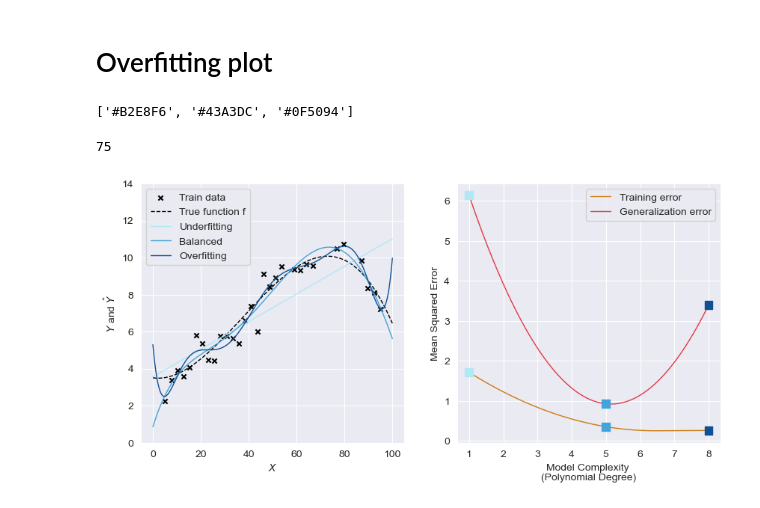
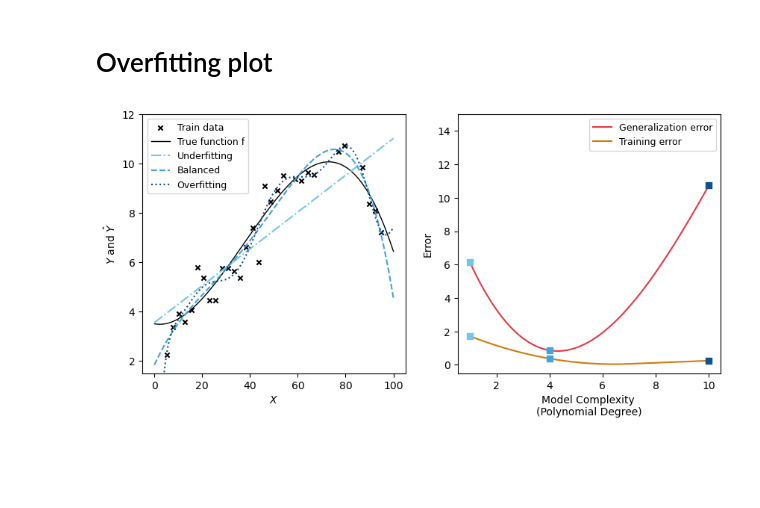
Before and after one commit to f-krause/master-thesis, a Jupyter notebook: experiments/visualisation/overfit_plot.ipynb, the cells around one changed output. Saved outputs shown, nothing was run; the diff lists cells and outputs as text; code cells hidden in the pictures; blank space fills up the shorter version.

Commit message:
update overfit plot

```diff
--- a/experiments/visualisation/overfit_plot.ipynb
+++ b/experiments/visualisation/overfit_plot.ipynb
@@ -4,9 +4,15 @@
 import platform
 import numpy as np
 import matplotlib.pyplot as plt
+# from matplotlib import style
 from scipy.interpolate import make_interp_spline
 
+plt.style.use('default')
+
 from custom_colors import blue_shades
+colors = [blue_shades[i] for i in [1, 2, 4]]
+# prop_cycle = plt.rcParams['axes.prop_cycle']
+# colors = prop_cycle.by_key()['color']
 # %%
 if platform.node() == "INSERT_WORK_LAPTOP_ID":
     OUTPUT_DIR = r"C:\Users\felix.krause\code\uni\master-thesis-text\assets\data_viz"
@@ -23,20 +29,7 @@ num_gen = iter(range(100))
-# %%
-import numpy as np
-import matplotlib.pyplot as plt
-from scipy.interpolate import make_interp_spline
-
-from custom_colors import blue_shades
-colors = [blue_shades[i] for i in [0, 2, 4]]
-# prop_cycle = plt.rcParams['axes.prop_cycle']
-# colors = prop_cycle.by_key()['color']
-# %%
-colors
-# %% [output]
-['#B2E8F6', '#43A3DC', '#0F5094']
 # %%
 # Data points
-seed = next(num_gen)
-print(seed)
+# seed = next(num_gen)
+# print(seed)
 np.random.seed(9)
 X = np.linspace(0, 100, 40)
 
@@ -50,7 +43,7 @@ Y_train = f(X_train) + np.random.normal(0, 0.6, len(X_train))
 X_test = np.array([x for x in X if x not in X_train])
 Y_test = f(X_test) + np.random.normal(0, 0.6, len(X_test))
 
-flexibility = [1, 5, 8]
+flexibility = [1, 4, 10]
 
 # Polynomial fitting and MSE calculation
 mse_train = []
@@ -72,45 +65,47 @@ for degree in flexibility:
 
 # Plotting
 fig, axs = plt.subplots(1, 2, figsize=(10, 4.5))
 
 # Left: Under-, balanced-, and overfitting curves
 axs[0].scatter(X_train, Y_train, color="black", label="Train data", s=20, marker="x")
-axs[0].plot(x_range, f(x_range), color="black", label="True function f", lw=1, ls="--")
-axs[0].plot(x_range, polynomial_fits[0], label=f"Underfitting", lw=1, color=colors[0])
-axs[0].plot(x_range, polynomial_fits[1], label=f"Balanced", lw=1, color=colors[1])
-axs[0].plot(x_range, polynomial_fits[2], label=f"Overfitting", lw=1, color=colors[2])
+axs[0].plot(x_range, f(x_range), color="black", label="True function f", lw=1)
+axs[0].plot(x_range, polynomial_fits[0], label=f"Underfitting", lw=1.5, color=colors[0], ls="dashdot")
+axs[0].plot(x_range, polynomial_fits[1], label=f"Balanced", lw=1.5, color=colors[1], ls="--")
+axs[0].plot(x_range, polynomial_fits[2], label=f"Overfitting", lw=1.5, color=colors[2], ls="dotted")
 axs[0].set_xlabel("$X$")
 axs[0].set_ylabel("$Y$ and $\hat{Y}$")
 # give more space on y-axis
-axs[0].set_ylim(0, 14)
-axs[0].legend()
+axs[0].set_ylim(1.5, 12)
+axs[0].legend(fontsize=9)
 # axs[0].set_title("Under-, Balanced-, and Overfitting")
 
 # Right: MSE vs. flexibility
 x_smooth = np.linspace(min(flexibility), max(flexibility), 200)
 
 # Create smooth curves using interpolation
 train_spline = make_interp_spline(flexibility + [100], mse_train + [0], k=2)
-test_spline = make_interp_spline(flexibility, mse_test, k=2)
+test_spline = make_interp_spline([0] + flexibility, [10.2] + mse_test, k=3)
 mse_train_smooth = train_spline(x_smooth)
 mse_test_smooth = test_spline(x_smooth)
 
-axs[1].plot(x_smooth, mse_test_smooth, color="#E63946", label="Generalization error", lw=1)
-axs[1].plot(x_smooth, mse_train_smooth, color='#D17B0F', label="Training error", lw=1)
-axs[1].scatter(flexibility, mse_train, color=colors[0:3], s=60, marker="s", zorder=10)
-axs[1].scatter(flexibility, mse_test, color=colors[0:3], s=60, marker="s", zorder=10)
+axs[1].plot(x_smooth, mse_test_smooth, color="#E63946", label="Generalization error", lw=1.5)
+axs[1].plot(x_smooth, mse_train_smooth, color='#D17B0F', label="Training error", lw=1.5)
+axs[1].scatter(flexibility, mse_train, color=colors[0:3], s=35, marker="s", zorder=10)
+axs[1].scatter(flexibility, mse_test, color=colors[0:3], s=35, marker="s", zorder=10)
 axs[1].set_xlabel("Model Complexity \n(Polynomial Degree)")
-axs[1].set_ylabel("Mean Squared Error")
-axs[1].legend()
+axs[1].set_ylabel("Error")
+axs[1].set_ylim(-0.5, 15)
+axs[1].legend(fontsize=9)
 # axs[1].set_title("Training vs. Testing Error")
 
 # plt.tight_layout()
 
 if STORE:
     plt.savefig(OUTPUT_DIR + "/under-overfitting.pdf", format="pdf", bbox_inches="tight")
 
 plt.show()
 # 0, 9, 25
+# 28, 29, 30 (36), 39
+# 2
 # %% [output]
-75
-[figure, old version]
+[figure, new version]
```
Also changed, not shown: parts of 1 cell of this notebook.
